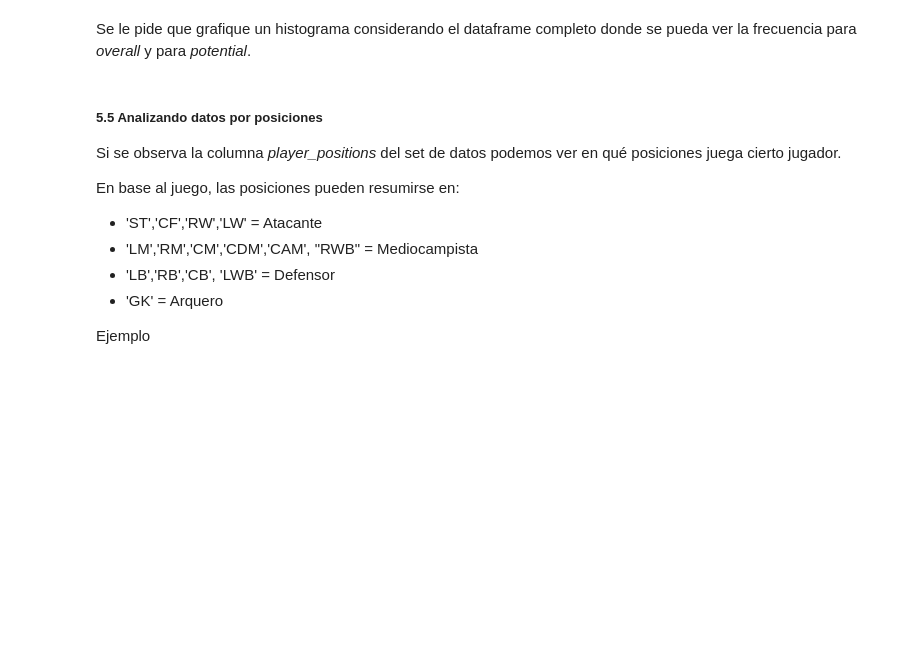
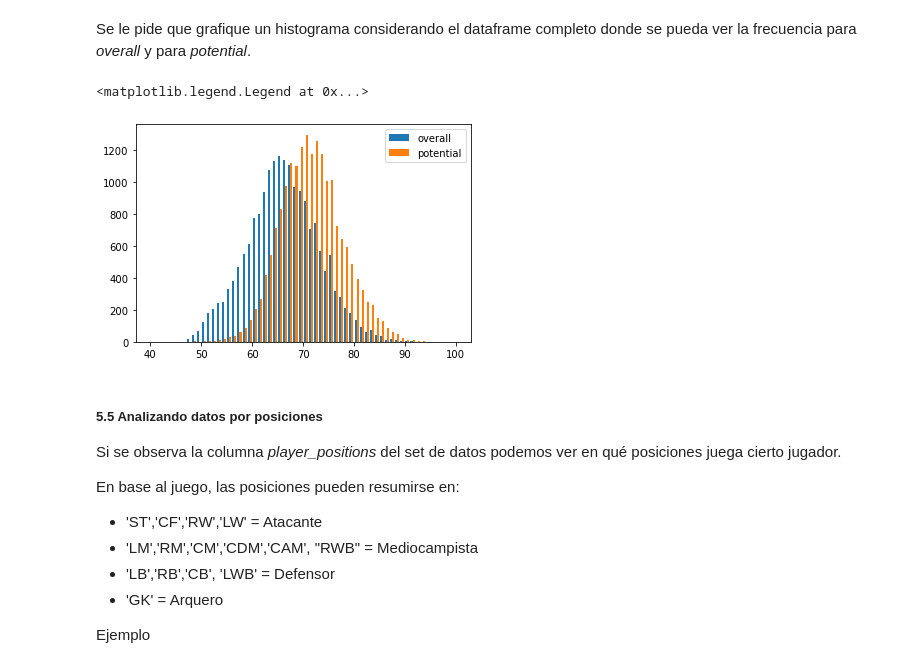
Before and after one commit to tomysuarez1995/PDA_Tomy, a Jupyter notebook: Modulo 7 pandas/Ejercitación-Pandas.ipynb, the cells around one changed output. Cells and saved outputs as stored; diff of their text form; code cells hidden in the pictures; blank space fills up the shorter version.

```diff
--- a/Modulo 7 pandas/Ejercitación-Pandas.ipynb
+++ b/Modulo 7 pandas/Ejercitación-Pandas.ipynb
@@ -571,6 +678,12 @@ Podemos ver del dataframe anterior que Messi esta dando todo lo que puede dar, m
 Se le pide que grafique un histograma considerando el dataframe completo donde se pueda ver la frecuencia para *overall* y para *potential*.
 # %%
 ##TODO 5.4
+plt.hist(fifa21[["overall","potential"]], bins=60, range=[40,100] )
+label=["overall","potential"]
+plt.legend(label)
+# %% [output]
+<matplotlib.legend.Legend at 0x...>
+[figure, added]
 # %% [markdown]
 ##### 5.5  Analizando datos por posiciones
 
```
Also changed, not shown: parts of 18 cells of this notebook, 3 other files.
